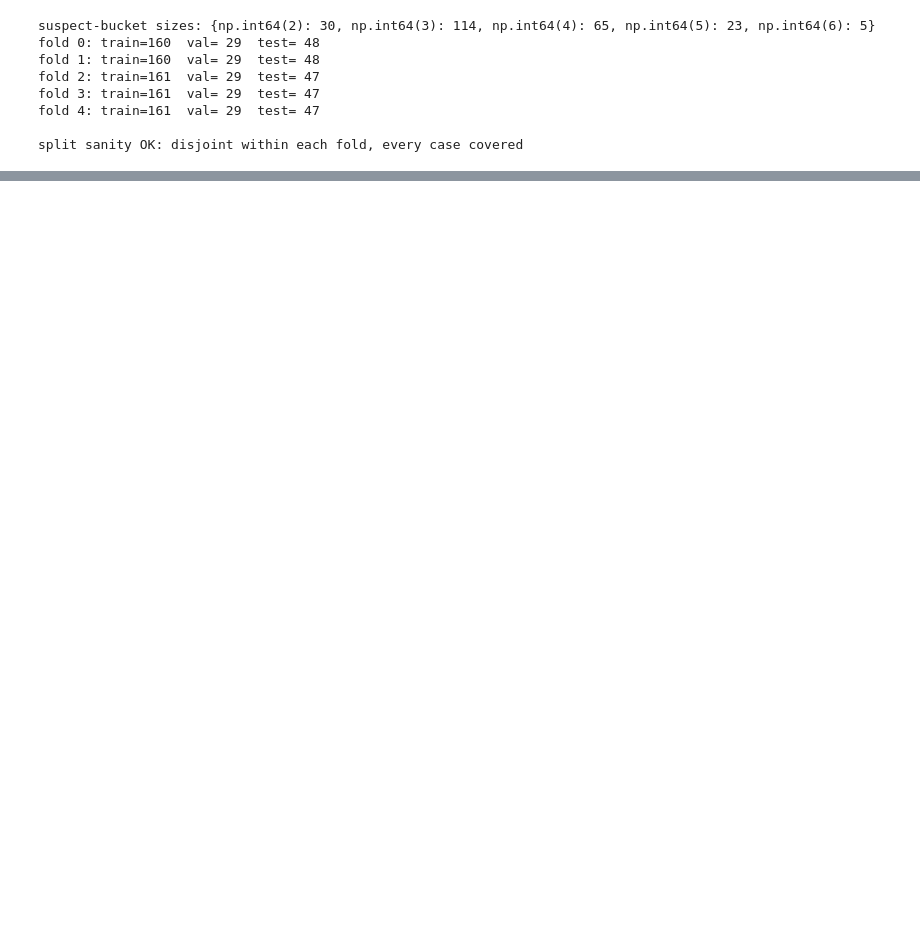
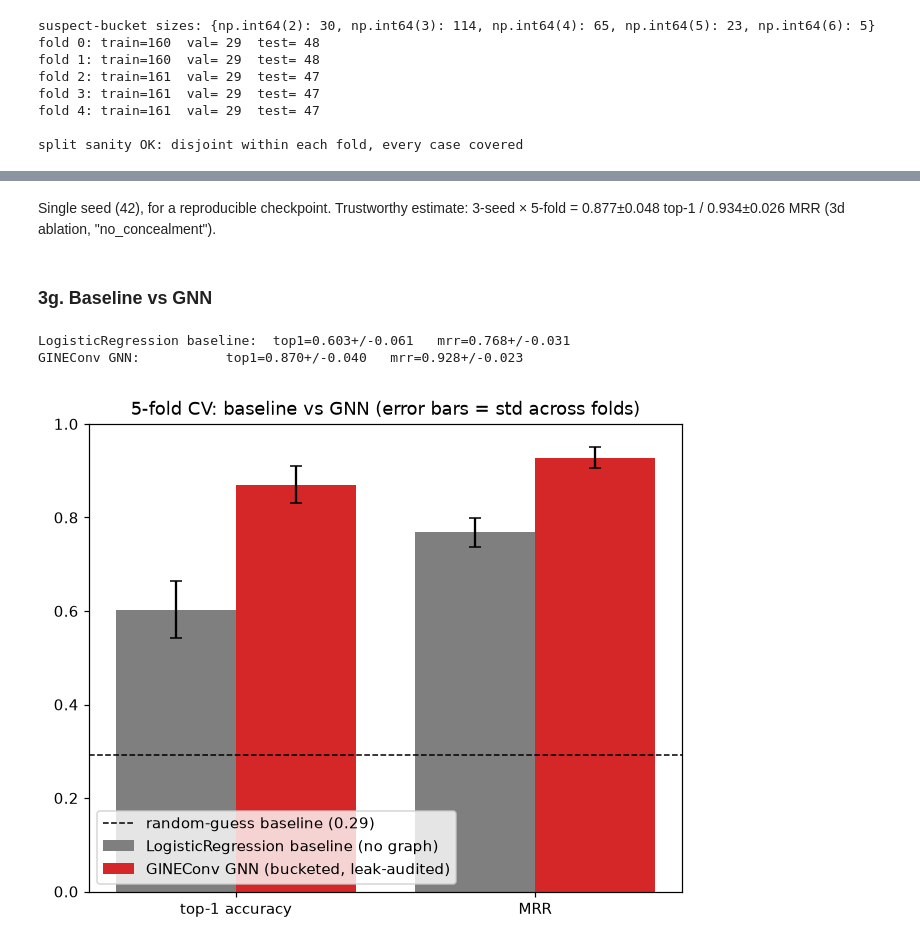
Before and after one commit to SvarogBurn/case-closed-custom-dataset-analysis, a Jupyter notebook: Reo analysis/v5/case_closedv5.ipynb, the cells around one changed output, grey strips where cells are left out. Cells and saved outputs as stored; diff of their text form; code cells hidden in the pictures; blank space fills up the shorter version.

Commit message:
fix leak, add synthetic dataset

```diff
--- a/Reo analysis/v5/case_closedv5.ipynb
+++ b/Reo analysis/v5/case_closedv5.ipynb
@@ -898,0 +656,9 @@ split sanity OK: disjoint within each fold, every case covered
+# %%
+# --- scrub leaky attrs before hashing node text (used by both models below) --
+def person_text_safe(p):
+    attrs = {k: v for k, v in p.get("attrs", {}).items() if k not in LEAK_ATTRS}
+    return _flatten_text(p.get("name"), p.get("occupation"), p.get("aliases"), attrs)
+
+print(f"scrubbing {len(LEAK_ATTRS)} leaky attrs keys out of every person's text feature "
+      f"(applies to all persons, not just suspects, since witnesses/victims are still message-passing "
+      f"neighbors in the GNN and could leak just as easily)")
@@ -939,18 +688,20 @@ for c in cleaned_cases:
             continue
         role_vec = np.zeros(len(ROLE_VOCAB))
         for r in p.get("roles", []):
-            role_vec[role_index[r]] = 1.0
-        text = _flatten_text(p.get("name"), p.get("occupation"), p.get("aliases"), p.get("attrs"))
-        text_vec = np.array(_hash_bow(text))
+            role_vec[role_index[r]] = 1.0                 # multi-hot: a suspect can hold >1 role at once
+        text_vec = np.array(_hash_bow(person_text_safe(p)))  # leak-scrubbed text, see 3a1/2
         occ_present = 1.0 if p.get("occupation") else 0.0
-        suspect_feats.append(np.concatenate([role_vec, [occ_present], text_vec]))
+        age = p.get("attrs", {}).get("age")
+        age_val = float(age) if isinstance(age, (int, float)) else -1.0
+        age_present = 1.0 if age_val >= 0 else 0.0
+        suspect_feats.append(np.concatenate([role_vec, [occ_present, age_val, age_present], text_vec]))
         suspect_rows.append(dict(case_id=c["case_id"], suspect_id=p["id"],
                                   is_murderer=int(p["id"] == murderer_id)))
 
 suspect_df = pd.DataFrame(suspect_rows)
 X_baseline = np.stack(suspect_feats)
 print(f"\nsuspect rows: {len(suspect_df)}   feature dim: {X_baseline.shape[1]} "
-      f"({len(ROLE_VOCAB)} role + 1 occupation-flag + {TEXT_HASH_DIM} text-hash)")
+      f"({len(ROLE_VOCAB)} role + 1 occupation-flag + 1 age + 1 age-present + {TEXT_HASH_DIM} text-hash)")
 print(f"positive rate (pooled): {suspect_df['is_murderer'].mean():.3f}")
 # %% [output]
 role vocab (7): ['backstory_figure', 'bystander', 'client', 'investigator', 'suspect', 'victim', 'witness']
@@ -1334,0 +1150,32 @@ for k in relationship_keys:
+# %% [markdown]
+Single seed (42), for a reproducible checkpoint. Trustworthy estimate: 3-seed × 5-fold = 0.877±0.048 top-1 / 0.934±0.026 MRR (3d ablation, "no_concealment").
+# %% [markdown]
+### 3g. Baseline vs GNN
+# %%
+# --- viz: baseline vs GINEConv GNN, mean +/- std across folds ---------------
+metrics = ["top-1 accuracy", "MRR"]
+baseline_means_ = [baseline_accs.mean(), baseline_mrrs.mean()]
+baseline_stds_ = [baseline_accs.std(), baseline_mrrs.std()]
+gnn_means = [np.mean(gnn_accs), np.mean(gnn_mrrs)]
+gnn_stds = [np.std(gnn_accs), np.std(gnn_mrrs)]
+
+x = np.arange(len(metrics))
+fig, ax = plt.subplots(figsize=(6, 5))
+ax.bar(x - 0.2, baseline_means_, width=0.4, yerr=baseline_stds_, capsize=4, color="tab:gray",
+       label=f"{best_name} baseline (no graph)")
+ax.bar(x + 0.2, gnn_means, width=0.4, yerr=gnn_stds, capsize=4, color="tab:red",
+       label="GINEConv GNN (bucketed, leak-audited)")
+ax.axhline(base_rate, color="black", linestyle="--", linewidth=1, label=f"random-guess baseline ({base_rate:.2f})")
+ax.set_xticks(x); ax.set_xticklabels(metrics)
+ax.set_ylim(0, 1)
+ax.set_title("5-fold CV: baseline vs GNN (error bars = std across folds)")
+ax.legend()
+plt.tight_layout()
+plt.show()
+
+print(f"{best_name} baseline:  top1={baseline_means_[0]:.3f}+/-{baseline_stds_[0]:.3f}   mrr={baseline_means_[1]:.3f}+/-{baseline_stds_[1]:.3f}")
+print(f"GINEConv GNN:           top1={gnn_means[0]:.3f}+/-{gnn_stds[0]:.3f}   mrr={gnn_means[1]:.3f}+/-{gnn_stds[1]:.3f}")
+# %% [output]
+LogisticRegression baseline:  top1=0.603+/-0.061   mrr=0.768+/-0.031
+GINEConv GNN:           top1=0.870+/-0.040   mrr=0.928+/-0.023
+[figure, added]
```
Also changed, not shown: parts of 56 cells of this notebook.
